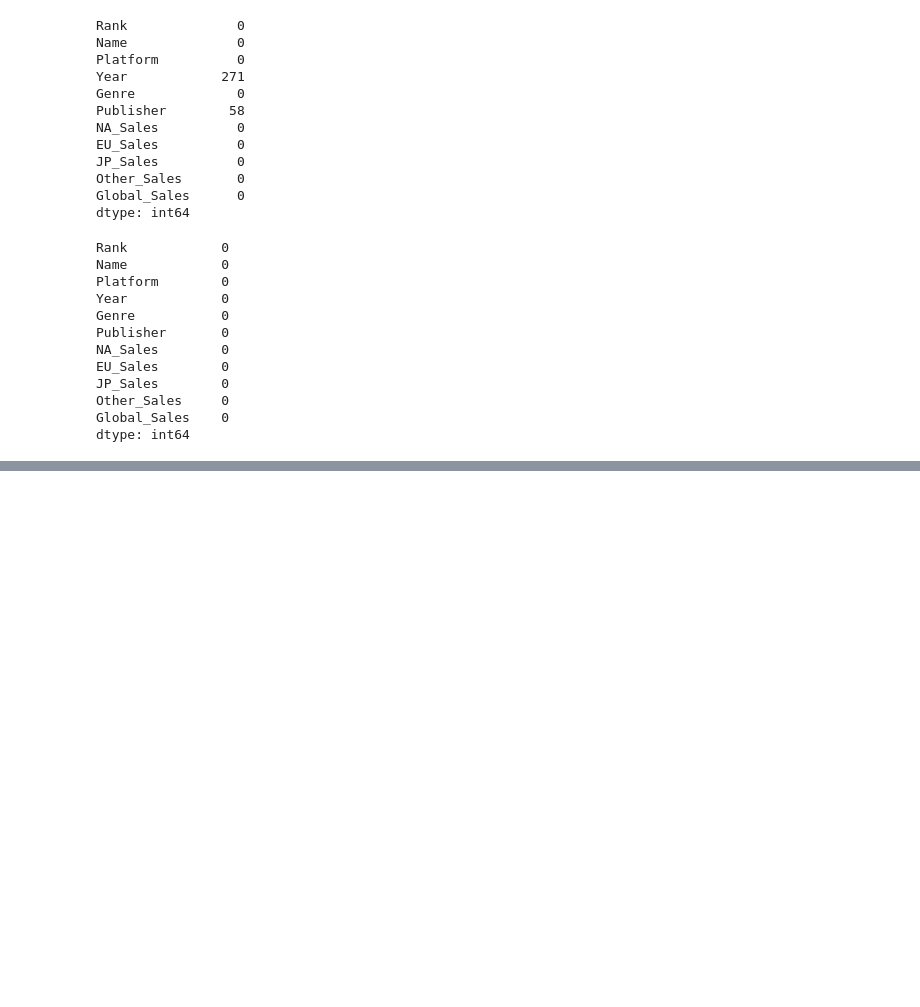
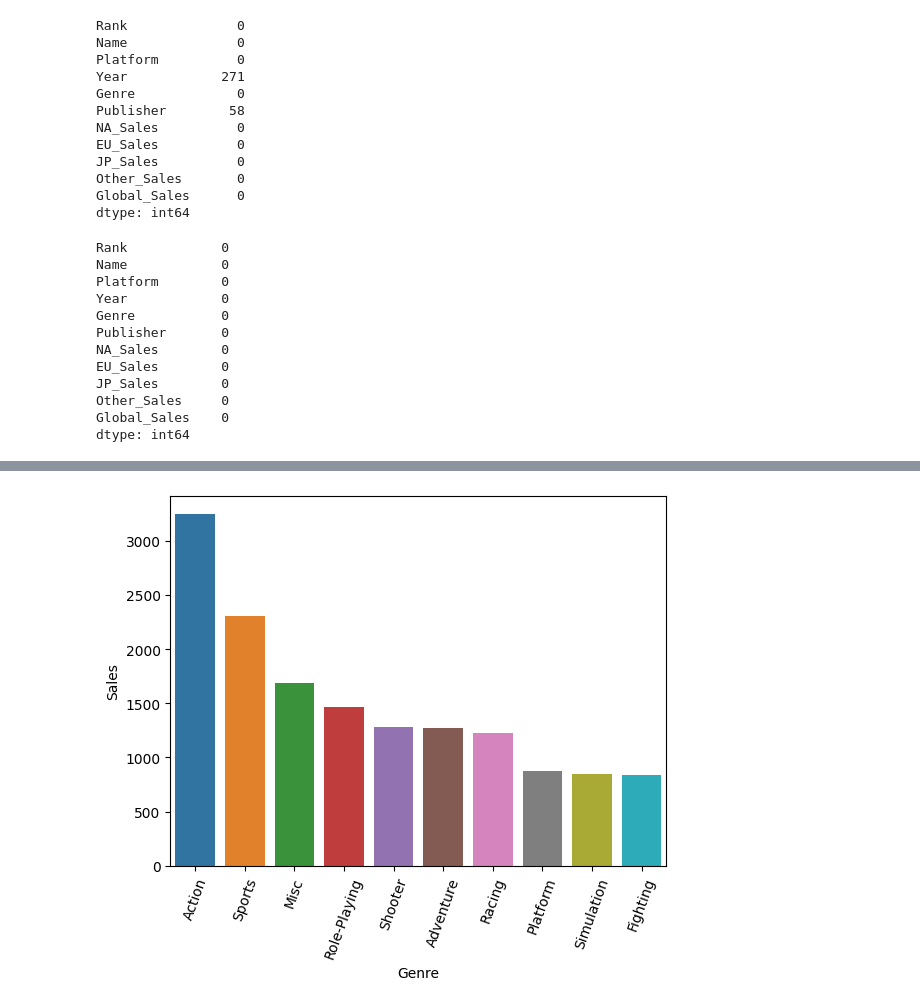
Before and after one commit to cafesmire/notebooks, a Jupyter notebook: video_game_sales/videogame_eda.ipynb, the cells around one changed output, grey strips where cells are left out. Cells and saved outputs as stored; diff of their text form; code cells hidden in the pictures; blank space fills up the shorter version.

```diff
--- a/video_game_sales/videogame_eda.ipynb
+++ b/video_game_sales/videogame_eda.ipynb
@@ -337,0 +99,8 @@ plt.show()
+# %%
+# Genres
+top10_genres = df_copy['Genre'].value_counts().head(10).reset_index(name='Sales')
+sns.barplot(top10_genres, x='Genre', y='Sales', hue='Genre', legend=False)
+plt.xticks(rotation=70)
+plt.show()
+# %% [output]
+[figure, added]
```
Also changed, not shown: parts of 46 cells of this notebook.
